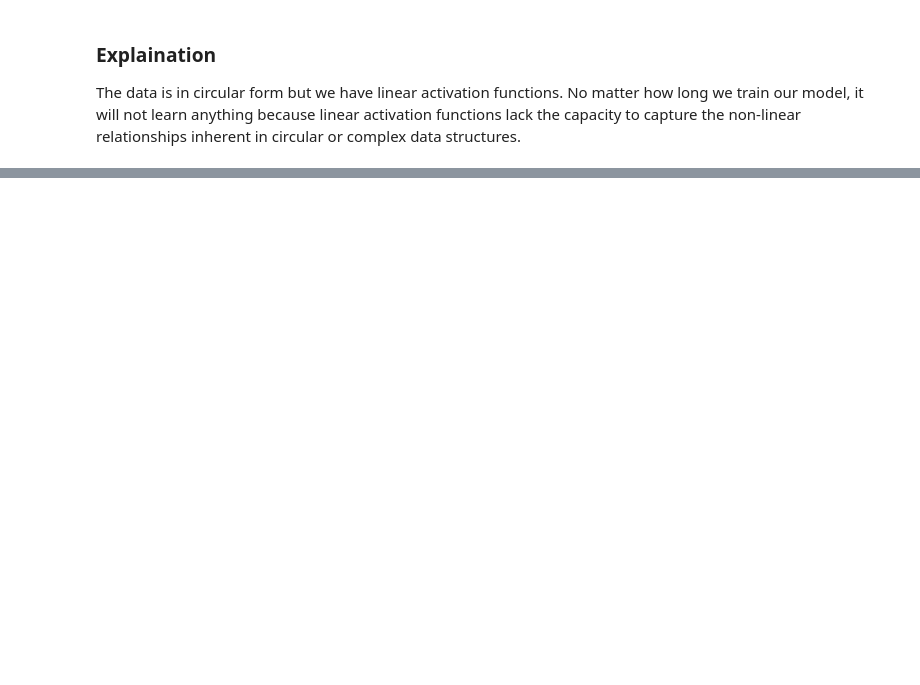
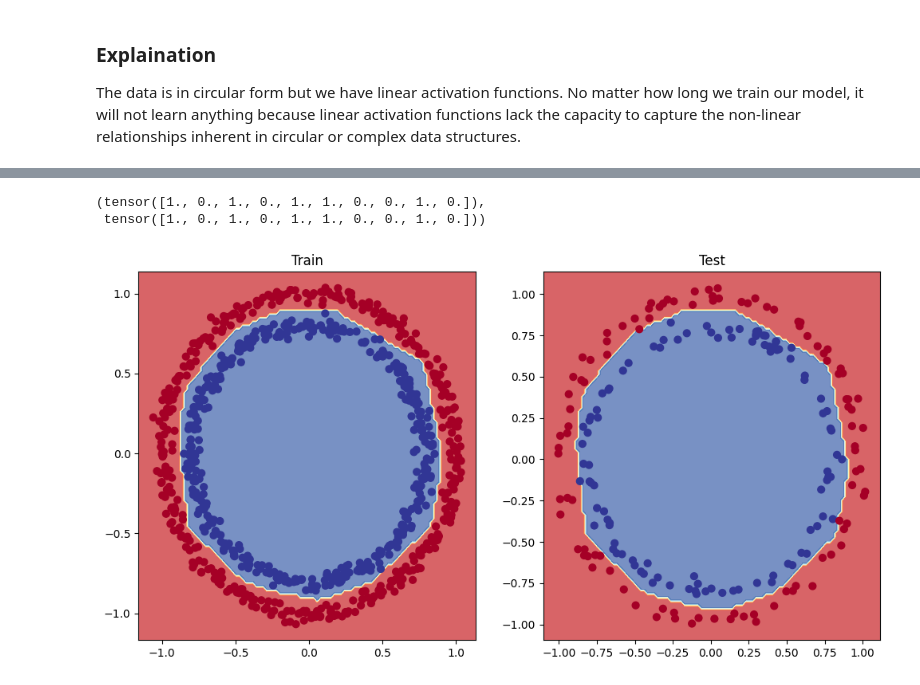
Before and after one commit to m-talbi/deep-learning, a Jupyter notebook: le_7.ipynb, the cells around one changed output, grey strips where cells are left out. Saved outputs shown, nothing was run; the diff lists cells and outputs as text; code cells hidden in the pictures; blank space fills up the shorter version.

```diff
--- a/le_7.ipynb
+++ b/le_7.ipynb
@@ -466,0 +698,6 @@ The following are options that deal directly with the model rather than the data
+# %%
+# Make and plot data
+
+n_samples = 1000
+X, y = make_circles(n_samples, noise=0.03, random_state=42)
+plt.scatter(X[:, 0], X[:, 1], c=y, cmap=plt.cm.RdYlBu)
@@ -466,0 +728,24 @@ The following are options that deal directly with the model rather than the data
+# %%
+from torch import nn
+
+class CircleModelV2(nn.Module):
+    def __init__(self):
+        super().__init__()
+        self.layer_1 = nn.Linear(in_features=2, out_features=10)
+        self.layer_2 = nn.Linear(in_features=10, out_features=10)
+        self.layer_3 = nn.Linear(in_features=10, out_features=1)
+        self.relu = nn.ReLU()
+
+    def forward(self, x):
+        z1 = self.layer_1(x)
+        a1 = self.relu(z1)
+
+        z2 = self.layer_2(a1)
+        a2 = self.relu(z2)
+
+        z3 = self.layer_3(a2)
+        return z3
+
+# check tensorflow playground to see what ReLu does
+model_3 = CircleModelV2().to(device)
+model_3
@@ -466,0 +831,25 @@ The following are options that deal directly with the model rather than the data
+# %%
+# Make predictions
+model_3.eval()
+with torch.inference_mode():
+    y_preds = torch.round(torch.sigmoid(model_3(X_test))).squeeze()
+
+y_preds[:10], y_test[:10]
+# %% [output]
+(tensor([1., 0., 1., 0., 1., 1., 0., 0., 1., 0.]),
+ tensor([1., 0., 1., 0., 1., 1., 0., 0., 1., 0.]))
+# %%
+# check tensorflow playground
+# check regularization
+
+plot_decision_boundary(model_3, X_test, y_test)
+plt.figure(figsize=(12, 6))
+plt.subplot(1, 2, 1)
+plt.title("Train")
+plot_decision_boundary(model_3, X_train, y_train)
+
+plt.subplot(1, 2, 2)
+plt.title("Test")
+plot_decision_boundary(model_3, X_test, y_test)
+# %% [output]
+[figure, added]
```
Also changed, not shown: parts of 26 cells of this notebook, 2 other files.
